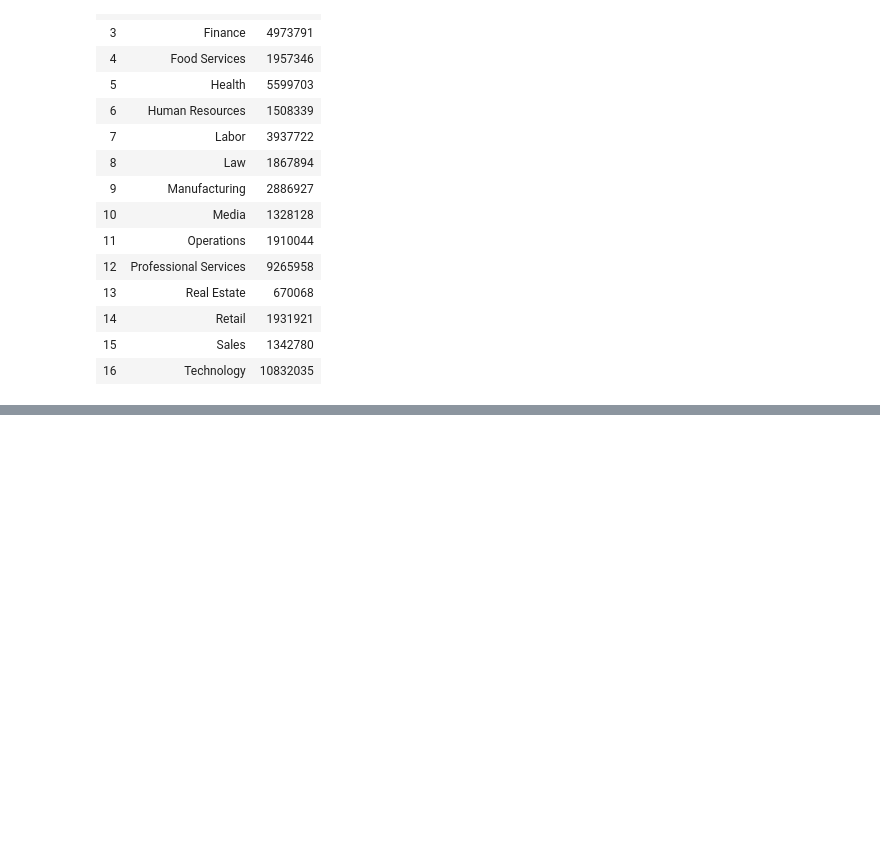
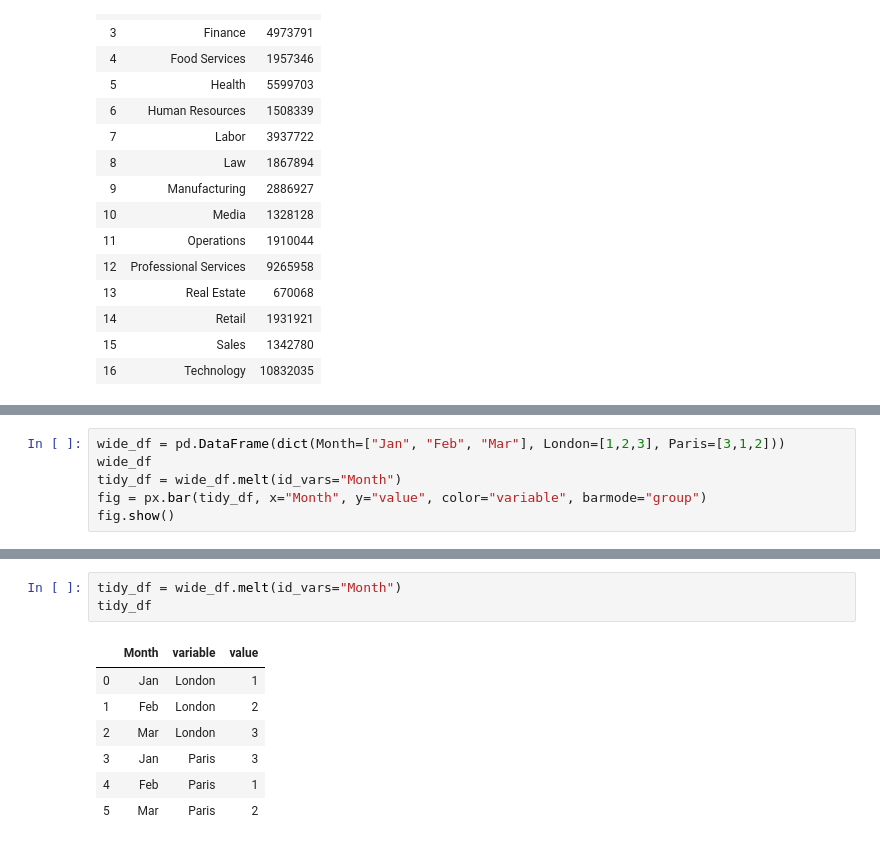
Before and after one commit to exrishu/iPython-exercises, a Jupyter notebook: GlassDoor/Glasdoor_data.ipynb, the cells around one changed output, grey strips where cells are left out. Saved outputs shown, nothing was run; the diff lists cells and outputs as text; blank space fills up the shorter version.

```diff
--- a/GlassDoor/Glasdoor_data.ipynb
+++ b/GlassDoor/Glasdoor_data.ipynb
@@ -105,0 +138,6 @@ Name: Total, Length: 84, dtype: int64
+# %%
+wide_df = pd.DataFrame(dict(Month=["Jan", "Feb", "Mar"], London=[1,2,3], Paris=[3,1,2]))
+wide_df
+tidy_df = wide_df.melt(id_vars="Month")
+fig = px.bar(tidy_df, x="Month", y="value", color="variable", barmode="group")
+fig.show()
@@ -105,0 +146,11 @@ Name: Total, Length: 84, dtype: int64
+# %%
+tidy_df = wide_df.melt(id_vars="Month")
+tidy_df
+# %% [output]
+|  | Month | variable | value |
+| 0 | Jan | London | 1 |
+| 1 | Feb | London | 2 |
+| 2 | Mar | London | 3 |
+| 3 | Jan | Paris | 3 |
+| 4 | Feb | Paris | 1 |
+| 5 | Mar | Paris | 2 |
```
Also changed, not shown: parts of 6 cells of this notebook, 1 other file.
